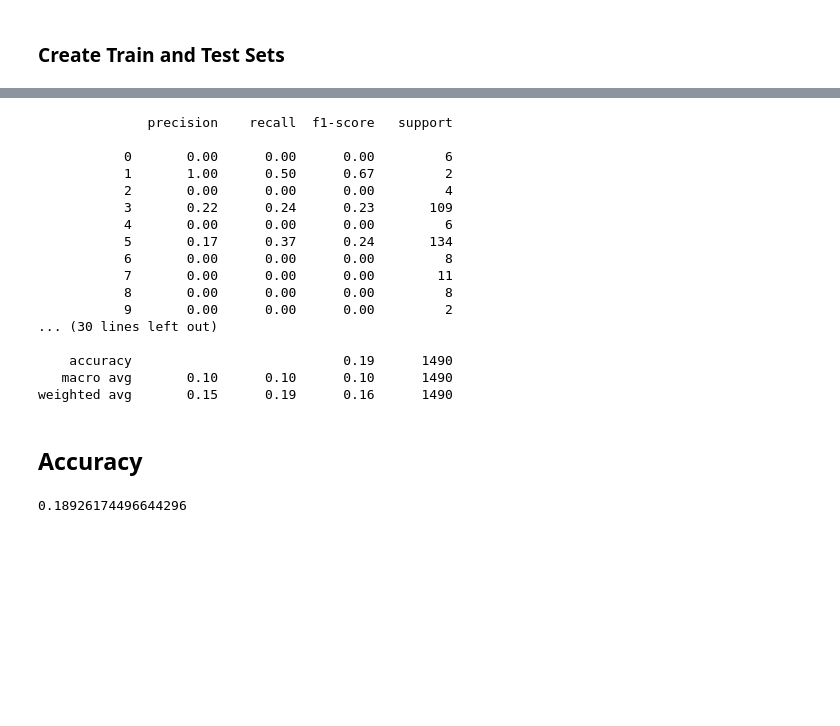
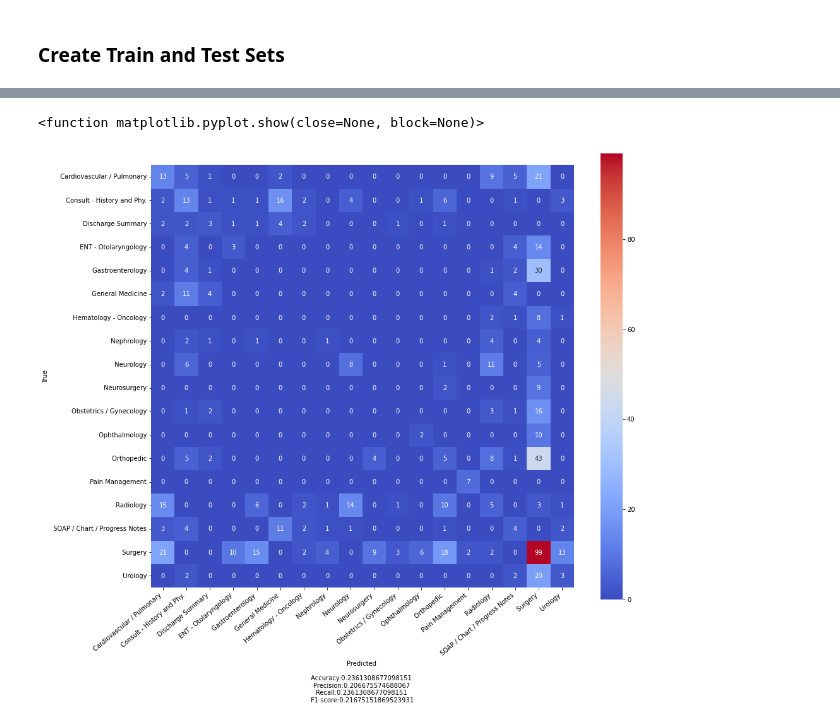
Before and after one commit to freyakuhlman/MedicalTranscriptionClassification, a Jupyter notebook: baseline_model.ipynb, the cells around one changed output, grey strips where cells are left out. Saved outputs shown, nothing was run; the diff lists cells and outputs as text; code cells hidden in the pictures; blank space fills up the shorter version.

```diff
--- a/baseline_model.ipynb
+++ b/baseline_model.ipynb
@@ -111,0 +149,5 @@ y_pred = clf.predict(x_test)
+# %%
+grid.fit(x_train,y_train)
+print("Best parameter (CV score=%0.3f):" % grid.best_score_)
+print(grid.best_params_)
+y_pred = grid.predict(x_test)
@@ -112,26 +159,27 @@ y_pred = clf.predict(x_test)
 # %%
-print(classification_report(y_test, y_pred))
+conf_mat = confusion_matrix(y_test,y_pred)
-# %% [output]
-              precision    recall  f1-score   support
-
-           0       0.00      0.00      0.00         6
-           1       1.00      0.50      0.67         2
-           2       0.00      0.00      0.00         4
-           3       0.22      0.24      0.23       109
-           4       0.00      0.00      0.00         6
-           5       0.17      0.37      0.24       134
-           6       0.00      0.00      0.00         8
-           7       0.00      0.00      0.00        11
-           8       0.00      0.00      0.00         8
-           9       0.00      0.00      0.00         2
-... (30 lines left out)
-
-    accuracy                           0.19      1490
-   macro avg       0.10      0.10      0.10      1490
-weighted avg       0.15      0.19      0.16      1490
-# %% [markdown]
-## Accuracy
-# %%
-print(accuracy_score(y_test, y_pred))
-# %% [output]
-0.18926174496644296
+# %%
+accuracy =  accuracy_score(y_test,y_pred)
+precision = precision_score(y_test, y_pred, average='weighted',zero_division = 0)
+recall = recall_score(y_test, y_pred, average='weighted')
+f1 = f1_score(y_test, y_pred, average='weighted')
+# %%
+conf_labels = [' Cardiovascular / Pulmonary',' Consult - History and Phy.',
+              ' Discharge Summary',' ENT - Otolaryngology',
+              ' Gastroenterology',' General Medicine',
+              ' Hematology - Oncology',' Nephrology',
+              ' Neurology',' Neurosurgery',
+              ' Obstetrics / Gynecology',' Ophthalmology',
+              ' Orthopedic',' Pain Management',
+              ' Radiology', ' SOAP / Chart / Progress Notes',
+              ' Surgery',' Urology']
+# %%
+metrics = 'Predicted \n\nAccuracy:{} \nPrecision:{} \nRecall:{} \nF1 score:{}'.format(accuracy, precision, recall, f1)
+plt.figure(figsize=(15,13))
+matrix = sn.heatmap(conf_mat, annot = True, fmt = 'd', cmap = 'coolwarm', square = True, xticklabels = conf_labels, yticklabels = conf_labels)
+matrix.set_xticklabels(matrix.get_xticklabels(), rotation=40, ha="right")
+matrix.set(xlabel = metrics, ylabel = 'True')
+plt.show
+# %% [output]
+<function matplotlib.pyplot.show(close=None, block=None)>
+[figure, added]
```
Also changed, not shown: parts of 30 cells of this notebook.
